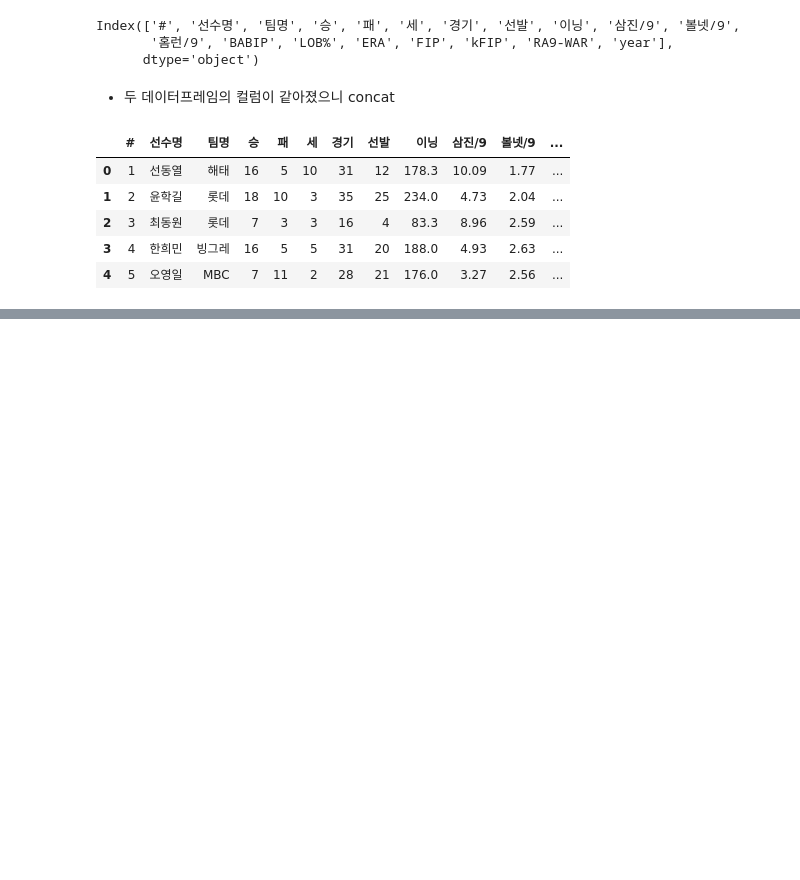
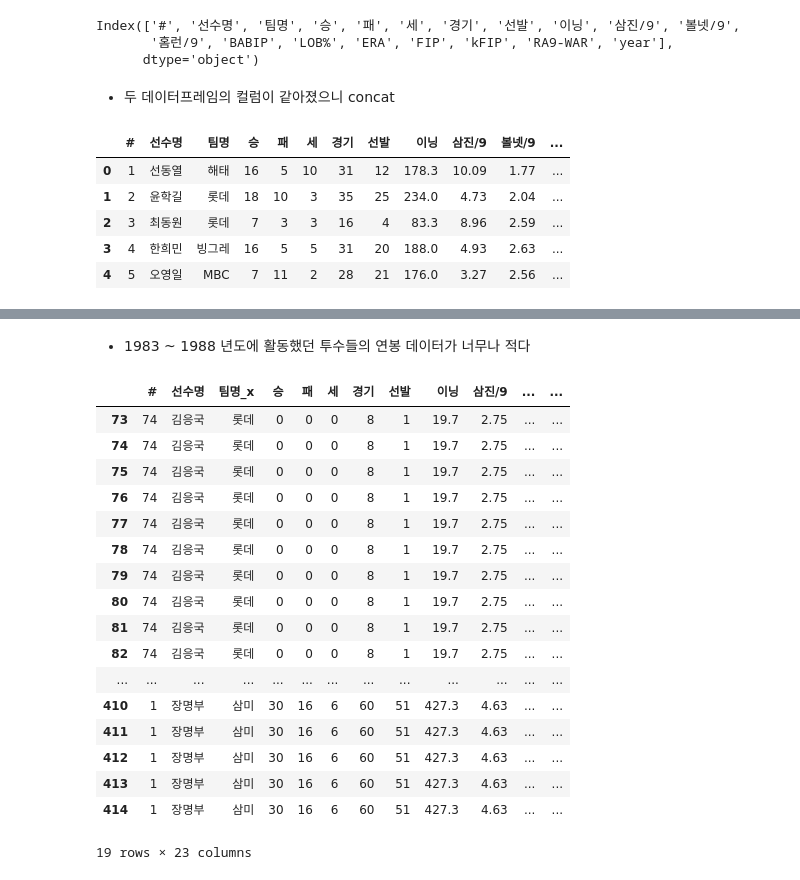
Before and after one commit to yeedacoding/ML-project, a Jupyter notebook: Baseball_Salary_Prediction/Baseball_Salary_Prediction.ipynb, the cells around one changed output, grey strips where cells are left out. Drawn from its saved outputs; the diff is of its cells as text; code cells hidden in the pictures; blank space fills up the shorter version.

```diff
--- a/Baseball_Salary_Prediction/Baseball_Salary_Prediction.ipynb
+++ b/Baseball_Salary_Prediction/Baseball_Salary_Prediction.ipynb
@@ -581,0 +731,4 @@ for name in tqdm(pitcher_names) :
+# %%
+all_salary_df = pd.merge(salary_df_new, salary_df, on=['선수명', 'year', 'salary', 'WAR'], how='outer')
+
+all_salary_df
@@ -581,0 +751,4 @@ for name in tqdm(pitcher_names) :
+# %%
+all_salary_df['WAR'] = all_salary_df['WAR'].replace('-', np.nan)
+
+all_salary_df[all_salary_df['WAR']=='-']
@@ -581,0 +816,2 @@ for name in tqdm(pitcher_names) :
+# %%
+all_salary_df['WAR'] = all_salary_df['WAR'].astype('float64')
@@ -581,0 +827,4 @@ for name in tqdm(pitcher_names) :
+# %%
+pitcher_salary_df = pd.merge(pitcher_df, all_salary_df, on=['선수명', 'year'], how='left')
+
+pitcher_salary_df
@@ -581,0 +845,23 @@ for name in tqdm(pitcher_names) :
+# %% [markdown]
+- 1983 ~ 1988 년도에 활동했던 투수들의 연봉 데이터가 너무나 적다
+# %%
+pitcher_salary_df[(pitcher_salary_df['salary'].notnull()) & (pitcher_salary_df['year'].isin([1988, 1987, 1986, 1985, 1984, 1983]))]
+# %% [output]
+|  | # | 선수명 | 팀명_x | 승 | 패 | 세 | 경기 | 선발 | 이닝 | 삼진/9 | ... | ... |
+| 73 | 74 | 김응국 | 롯데 | 0 | 0 | 0 | 8 | 1 | 19.7 | 2.75 | ... | ... |
+| 74 | 74 | 김응국 | 롯데 | 0 | 0 | 0 | 8 | 1 | 19.7 | 2.75 | ... | ... |
+| 75 | 74 | 김응국 | 롯데 | 0 | 0 | 0 | 8 | 1 | 19.7 | 2.75 | ... | ... |
+| 76 | 74 | 김응국 | 롯데 | 0 | 0 | 0 | 8 | 1 | 19.7 | 2.75 | ... | ... |
+| 77 | 74 | 김응국 | 롯데 | 0 | 0 | 0 | 8 | 1 | 19.7 | 2.75 | ... | ... |
+| 78 | 74 | 김응국 | 롯데 | 0 | 0 | 0 | 8 | 1 | 19.7 | 2.75 | ... | ... |
+| 79 | 74 | 김응국 | 롯데 | 0 | 0 | 0 | 8 | 1 | 19.7 | 2.75 | ... | ... |
+| 80 | 74 | 김응국 | 롯데 | 0 | 0 | 0 | 8 | 1 | 19.7 | 2.75 | ... | ... |
+| 81 | 74 | 김응국 | 롯데 | 0 | 0 | 0 | 8 | 1 | 19.7 | 2.75 | ... | ... |
+| 82 | 74 | 김응국 | 롯데 | 0 | 0 | 0 | 8 | 1 | 19.7 | 2.75 | ... | ... |
+| ... | ... | ... | ... | ... | ... | ... | ... | ... | ... | ... | ... | ... |
+| 410 | 1 | 장명부 | 삼미 | 30 | 16 | 6 | 60 | 51 | 427.3 | 4.63 | ... | ... |
+| 411 | 1 | 장명부 | 삼미 | 30 | 16 | 6 | 60 | 51 | 427.3 | 4.63 | ... | ... |
+| 412 | 1 | 장명부 | 삼미 | 30 | 16 | 6 | 60 | 51 | 427.3 | 4.63 | ... | ... |
+| 413 | 1 | 장명부 | 삼미 | 30 | 16 | 6 | 60 | 51 | 427.3 | 4.63 | ... | ... |
+| 414 | 1 | 장명부 | 삼미 | 30 | 16 | 6 | 60 | 51 | 427.3 | 4.63 | ... | ... |
+19 rows × 23 columns
```
Also changed, not shown: parts of 153 cells of this notebook, 2 other files.
